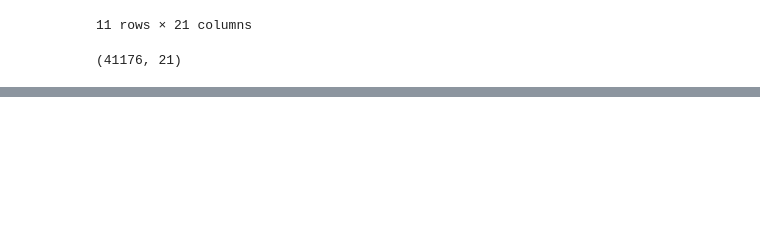
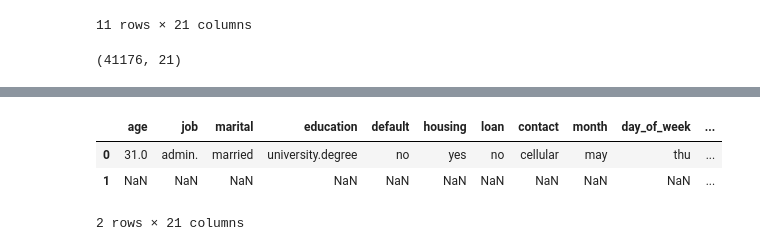
Before and after one commit to djordjeviclazar/laughing-spork, a Jupyter notebook: project1-ml.ipynb, the cells around one changed output, grey strips where cells are left out. Cells and saved outputs as stored; diff of their text form; code cells hidden in the pictures; blank space fills up the shorter version.

```diff
--- a/project1-ml.ipynb
+++ b/project1-ml.ipynb
@@ -74,0 +169,7 @@ originalSetWithoutDups.shape
+# %%
+originalSetWithoutDups.mode(axis=0)
+# %% [output]
+|  | age | job | marital | education | default | housing | loan | contact | month | day_of_week | ... |
+| 0 | 31.0 | admin. | married | university.degree | no | yes | no | cellular | may | thu | ... |
+| 1 | NaN | NaN | NaN | NaN | NaN | NaN | NaN | NaN | NaN | NaN | ... |
+2 rows × 21 columns
```
Also changed, not shown: parts of 13 cells of this notebook.
